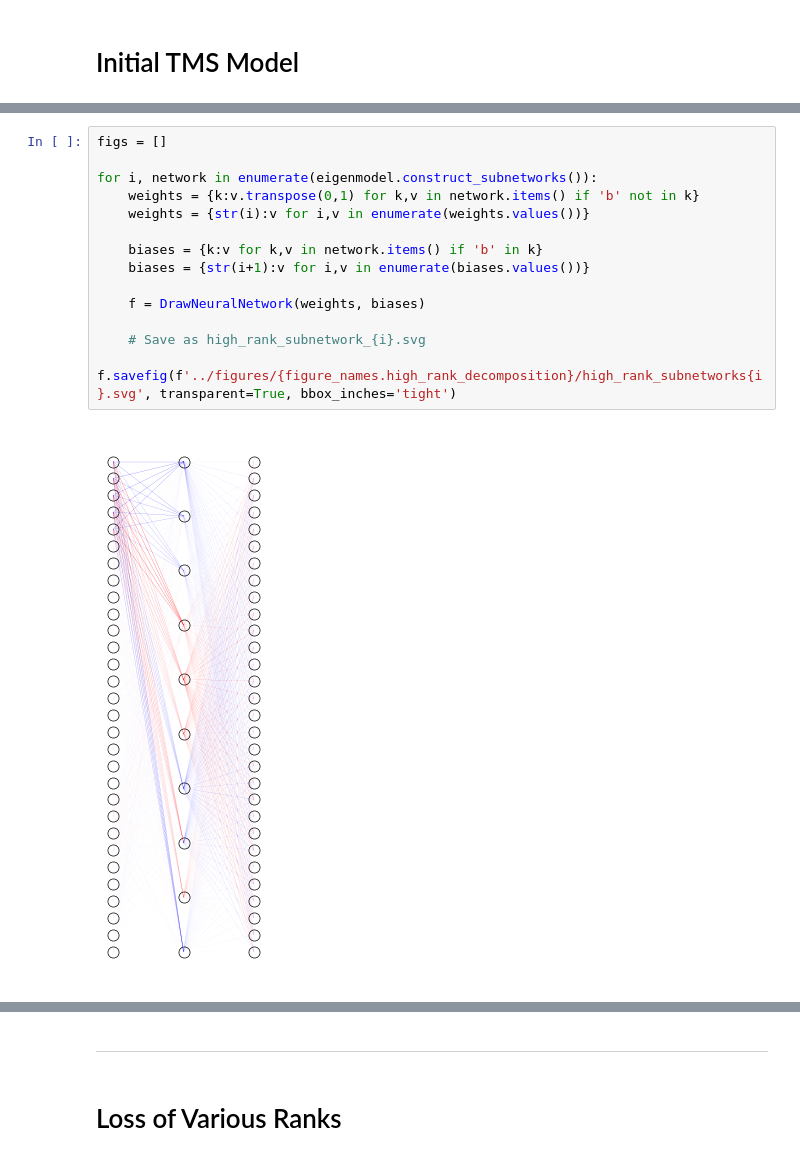
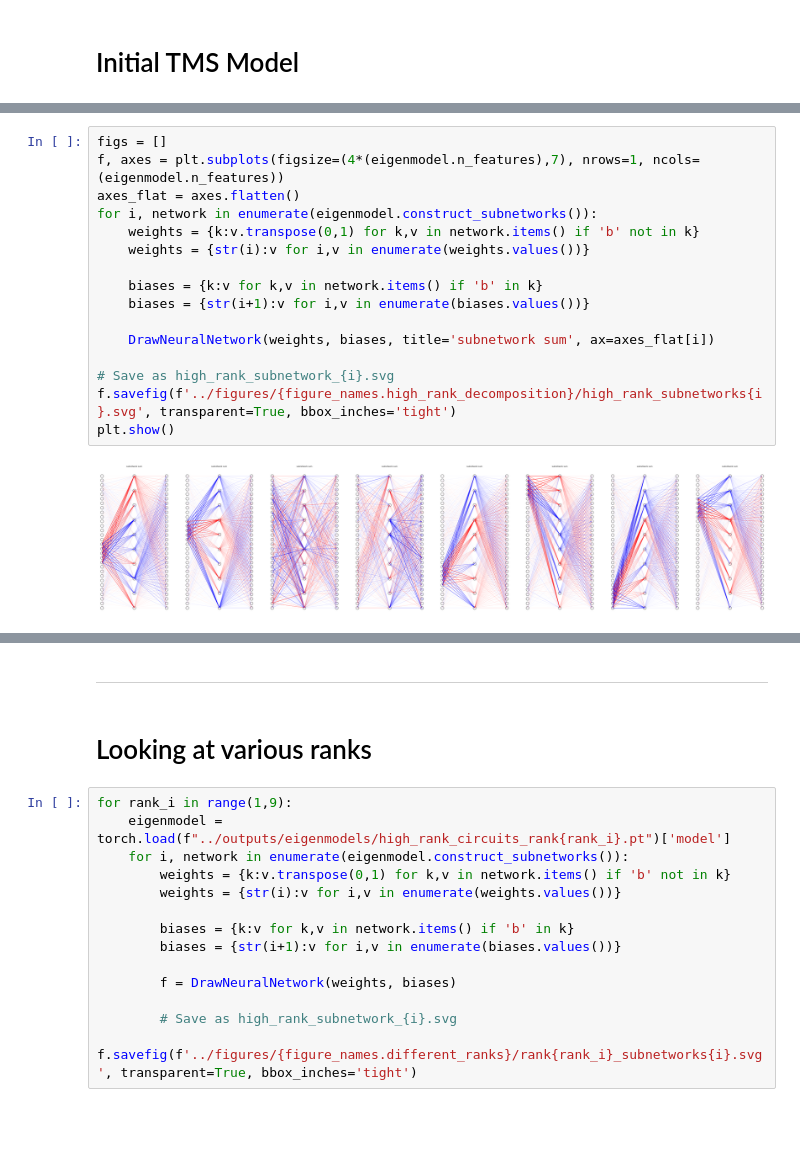
Before and after one commit to briannachrisman/eigenestimation, a Jupyter notebook: notebooks/tm3_high_rank.ipynb, the cells around one changed output, grey strips where cells are left out. Saved outputs shown, nothing was run; the diff lists cells and outputs as text; blank space fills up the shorter version.

```diff
--- a/notebooks/tm3_high_rank.ipynb
+++ b/notebooks/tm3_high_rank.ipynb
@@ -58,16 +61,18 @@ figs = DrawNeuralNetwork(weights, biases, title='subnetwork sum')
 # %%
 figs = []
-
+f, axes = plt.subplots(figsize=(4*(eigenmodel.n_features),7), nrows=1, ncols=(eigenmodel.n_features))
+axes_flat = axes.flatten()
 for i, network in enumerate(eigenmodel.construct_subnetworks()):
     weights = {k:v.transpose(0,1) for k,v in network.items() if 'b' not in k}
     weights = {str(i):v for i,v in enumerate(weights.values())}
 
     biases = {k:v for k,v in network.items() if 'b' in k}
     biases = {str(i+1):v for i,v in enumerate(biases.values())}
 
-    f = DrawNeuralNetwork(weights, biases)
+    DrawNeuralNetwork(weights, biases, title='subnetwork sum', ax=axes_flat[i])
 
-    # Save as high_rank_subnetwork_{i}.svg
-    f.savefig(f'../figures/{figure_names.high_rank_decomposition}/high_rank_subnetworks{i}.svg', transparent=True, bbox_inches='tight')
+# Save as high_rank_subnetwork_{i}.svg
+f.savefig(f'../figures/{figure_names.high_rank_decomposition}/high_rank_subnetworks{i}.svg', transparent=True, bbox_inches='tight')
+plt.show()
 # %% [output]
-[figure, old version]
+[figure, new version]
@@ -83,7 +79,21 @@ for i, network in enumerate(eigenmodel.construct_subnetworks()):
 # %% [markdown]
 -----
-# %% [markdown]
-# Loss of Various Ranks
+# %% [markdown]
+# Looking at various ranks
+# %%
+for rank_i in range(1,9):
+    eigenmodel = torch.load(f"../outputs/eigenmodels/high_rank_circuits_rank{rank_i}.pt")['model']
+    for i, network in enumerate(eigenmodel.construct_subnetworks()):
+        weights = {k:v.transpose(0,1) for k,v in network.items() if 'b' not in k}
+        weights = {str(i):v for i,v in enumerate(weights.values())}
+
+        biases = {k:v for k,v in network.items() if 'b' in k}
+        biases = {str(i+1):v for i,v in enumerate(biases.values())}
+
+        f = DrawNeuralNetwork(weights, biases)
+
+        # Save as high_rank_subnetwork_{i}.svg
+        f.savefig(f'../figures/{figure_names.different_ranks}/rank{rank_i}_subnetworks{i}.svg', transparent=True, bbox_inches='tight')
 # %%
 # Get loss metrics from a wandb run
 import wandb
```
Also changed, not shown: parts of 5 cells of this notebook, 19 other files.
